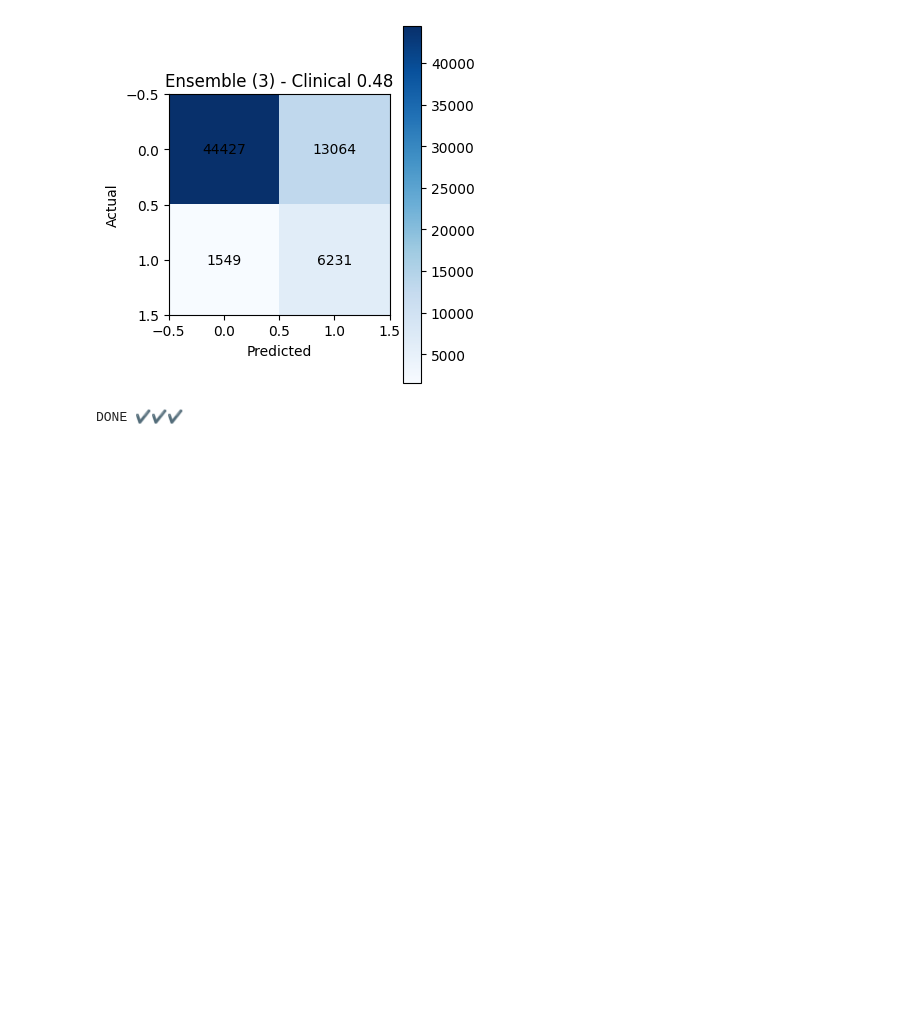
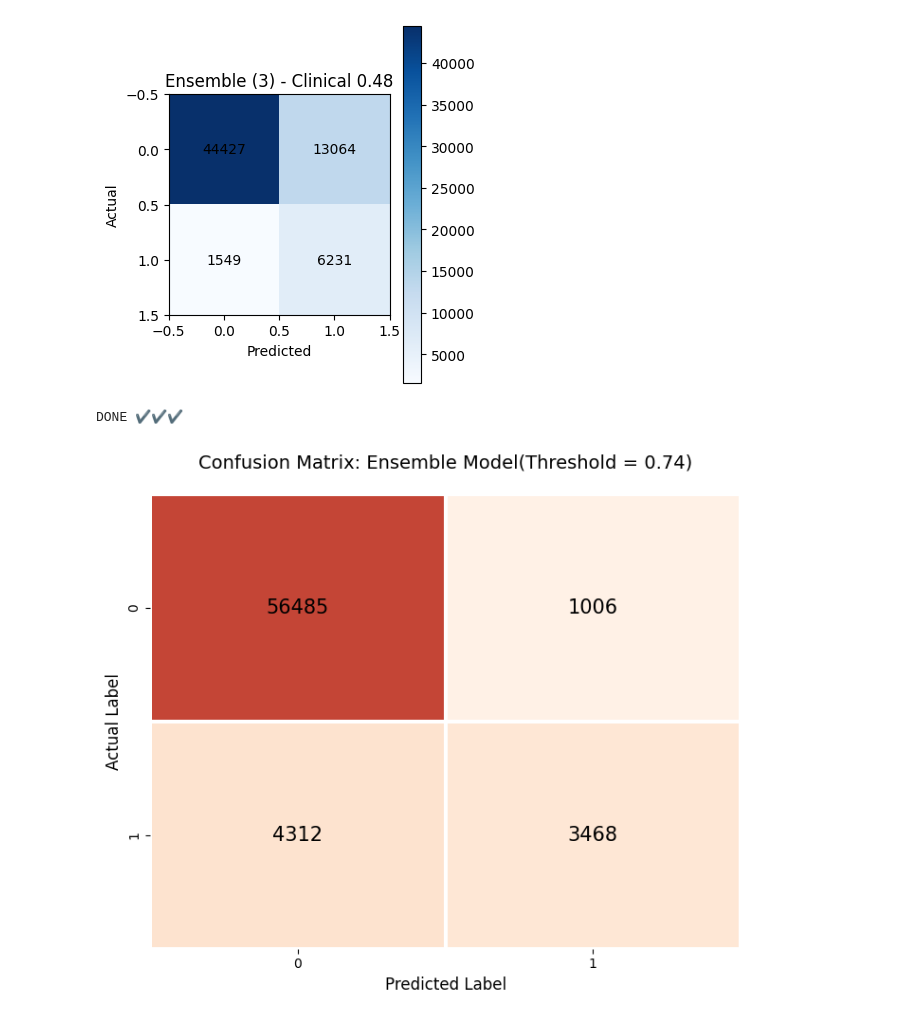
Before and after one commit to 24215011123/DL_Lab-session_may-june2025, a Jupyter notebook: Final_heart_disease_prediction21.ipynb, the cells around one changed output. Saved outputs shown, nothing was run; the diff lists cells and outputs as text; code cells hidden in the pictures; blank space fills up the shorter version.

```diff
--- a/Final_heart_disease_prediction21.ipynb
+++ b/Final_heart_disease_prediction21.ipynb
@@ -3913,3 +3557,72 @@ Confusion matrix (Clinical 0.48):
  [ 1549  6231]]
 [figure]
 DONE ✔✔✔
+# %%
+import numpy as np
+import matplotlib.pyplot as plt
+import seaborn as sns
+from sklearn.metrics import confusion_matrix
+from matplotlib.colors import LinearSegmentedColormap
+
+# -------------------------------
+# 1. Prediction Logic
+# -------------------------------
+THRESHOLD = 0.74
+y_pred = (prob_test_ens >=THRESHOLD).astype(int)
+
+# Generate Confusion Matrix
+cm = confusion_matrix(y_test, y_pred)
+
+# -------------------------------
+# 2. Slightly Dark Carrot-Orange Colormap
+# -------------------------------
+dark_carrot_colors = [
+    "#FFF1E6",   # very light warm orange
+    "#F4A261",   # soft carrot
+    "#E76F51",   # darker carrot-orange
+    "#C44536"    # deep burnt orange
+]
+
+dark_carrot_cmap = LinearSegmentedColormap.from_list(
+    "dark_carrot_orange", dark_carrot_colors
+)
+
+# -------------------------------
+# 3. Plotting (NO color bar)
+# -------------------------------
+plt.figure(figsize=(7, 6))
+
+sns.heatmap(
+    cm,
+    annot=True,
+    fmt='d',
+    cmap=dark_carrot_cmap,
+    cbar=False,              # 🔴 REMOVED SIDE COLOR BAR
+    annot_kws={
+        "size": 15,
+        "weight": "normal",
+        "color": "black"
+    },
+    linewidths=1.5,
+    linecolor='white'
+)
+
+# Titles and labels
+plt.title(
+    f"Confusion Matrix: Ensemble Model(Threshold = {THRESHOLD})",
+    fontsize=14,
+    pad=20
+)
+
+plt.xlabel("Predicted Label", fontsize=12)
+plt.ylabel("Actual Label", fontsize=12)
+
+# -------------------------------
+# 4. Save Image
+# -------------------------------
+plt.tight_layout()
+plt.savefig("fig.4.confusion_matrix_dark_carrot_no_colorbar.png",
+            dpi=300, bbox_inches='tight')
+plt.show()
+# %% [output]
+[figure, added]
```
Also changed, not shown: parts of 32 cells of this notebook.
